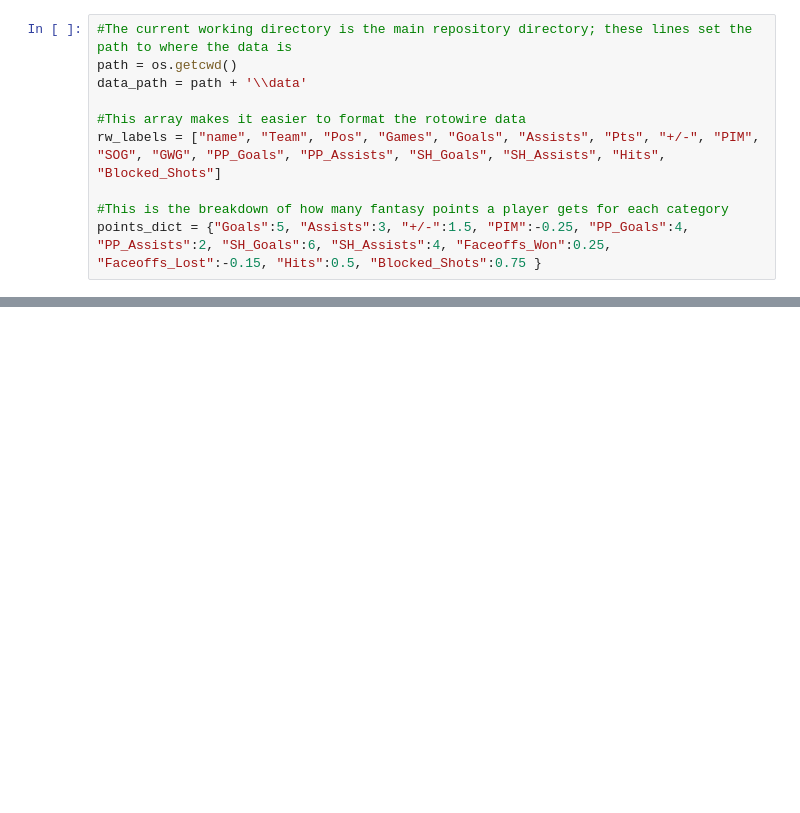
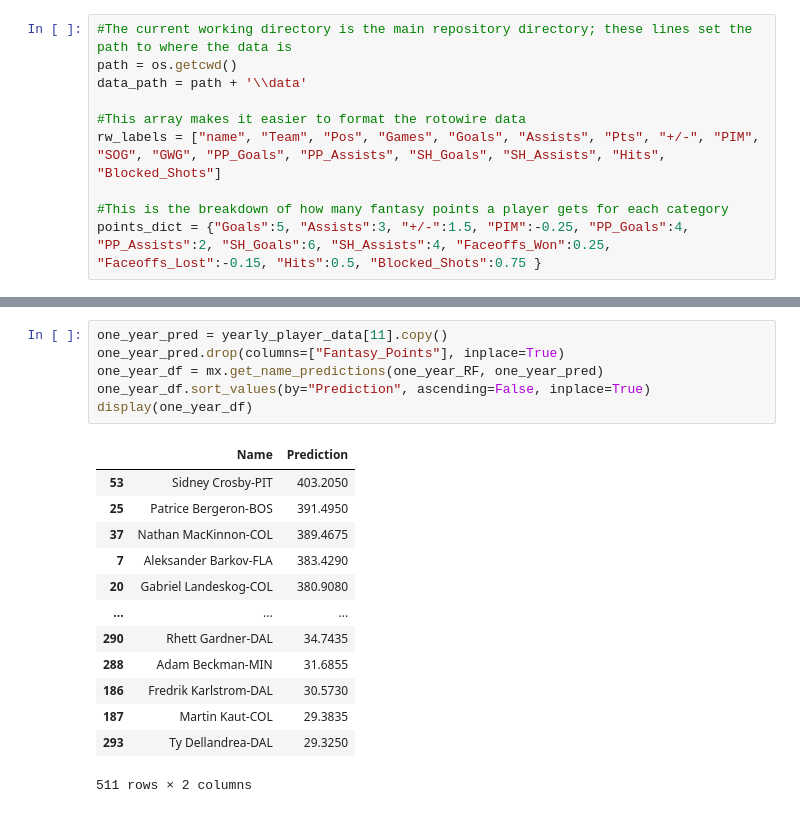
Before and after one commit to chrisberry888/FantasyHockeyAnalyzer, a Jupyter notebook: Fantasy Hockey Analyzer Notebook.ipynb, the cells around one changed output, grey strips where cells are left out. Drawn from its saved outputs; the diff is of its cells as text; blank space fills up the shorter version.

```diff
--- a/Fantasy Hockey Analyzer Notebook.ipynb
+++ b/Fantasy Hockey Analyzer Notebook.ipynb
@@ -265,0 +271,20 @@ IndexError: list index out of range
+# %%
+one_year_pred = yearly_player_data[11].copy()
+one_year_pred.drop(columns=["Fantasy_Points"], inplace=True)
+one_year_df = mx.get_name_predictions(one_year_RF, one_year_pred)
+one_year_df.sort_values(by="Prediction", ascending=False, inplace=True)
+display(one_year_df)
+# %% [output]
+|  | Name | Prediction |
+| 53 | Sidney Crosby-PIT | 403.2050 |
+| 25 | Patrice Bergeron-BOS | 391.4950 |
+| 37 | Nathan MacKinnon-COL | 389.4675 |
+| 7 | Aleksander Barkov-FLA | 383.4290 |
+| 20 | Gabriel Landeskog-COL | 380.9080 |
+| ... | ... | ... |
+| 290 | Rhett Gardner-DAL | 34.7435 |
+| 288 | Adam Beckman-MIN | 31.6855 |
+| 186 | Fredrik Karlstrom-DAL | 30.5730 |
+| 187 | Martin Kaut-COL | 29.3835 |
+| 293 | Ty Dellandrea-DAL | 29.3250 |
+511 rows × 2 columns
```
Also changed, not shown: parts of 51 cells of this notebook, 3 other files.
